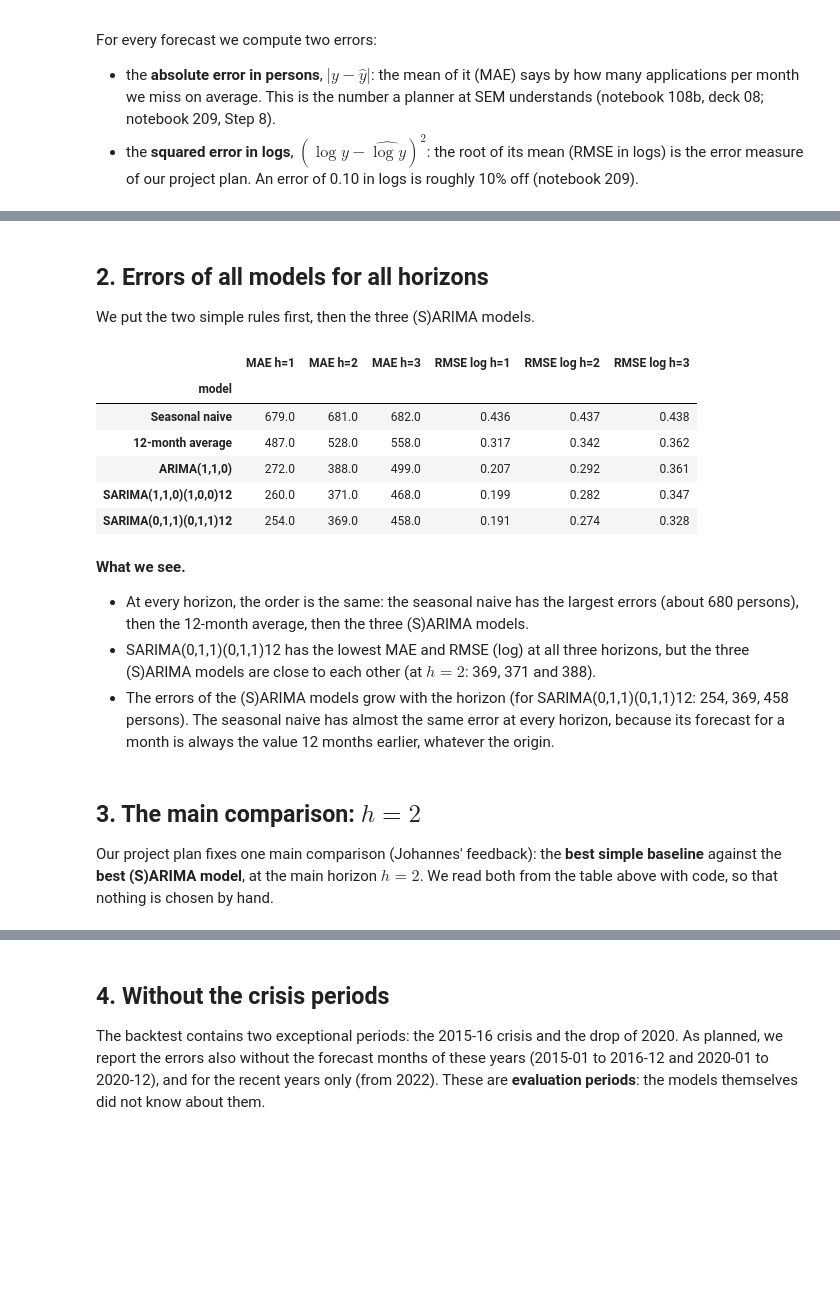
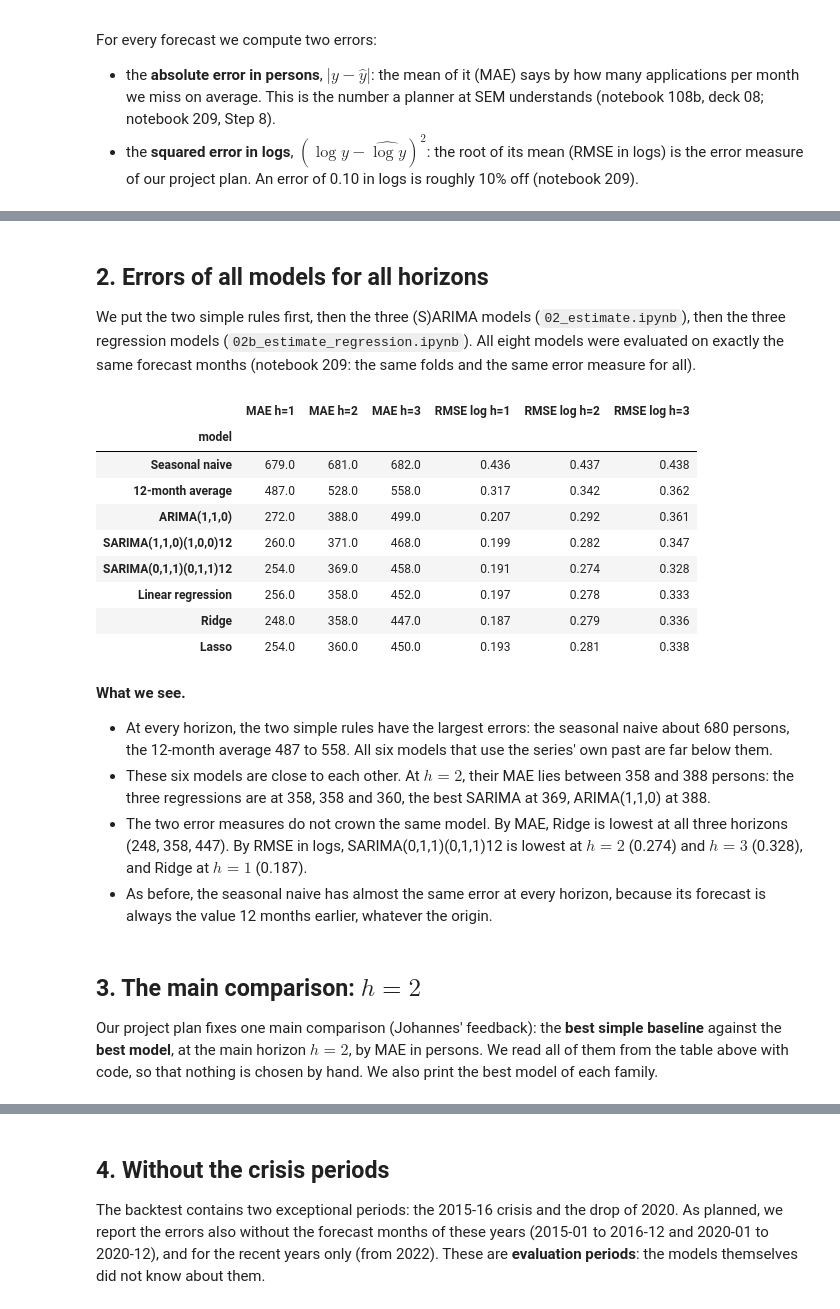
Before and after one commit to axe3010/dsf-asylum-forecast-II, a Jupyter notebook: code/03_evaluate.ipynb, the cells around one changed output, grey strips where cells are left out. Cells and saved outputs as stored; diff of their text form; code cells hidden in the pictures; blank space fills up the shorter version.

```diff
--- a/code/03_evaluate.ipynb
+++ b/code/03_evaluate.ipynb
@@ -21,7 +21,10 @@ For every forecast we compute two errors:
 - the **absolute error in persons**, $|y - \hat y|$: the mean of it (MAE) says by how many applications per month we miss on average. This is the number a planner at SEM understands (notebook 108b, deck 08; notebook 209, Step 8).
 - the **squared error in logs**, $(\log y - \widehat{\log y})^2$: the root of its mean (RMSE in logs) is the error measure of our project plan. An error of 0.10 in logs is roughly 10% off (notebook 209).
 # %%
-forecasts = pd.read_csv("../data/processed/backtest_forecasts.csv")
+# The forecasts of both estimation notebooks, stacked one below the other (pd.concat, notebook 04)
+forecasts_sarima = pd.read_csv("../data/processed/backtest_forecasts.csv")
+forecasts_regression = pd.read_csv("../data/processed/backtest_forecasts_regression.csv").drop(columns=["alpha"])
+forecasts = pd.concat([forecasts_sarima, forecasts_regression], ignore_index=True)
 forecasts["month"] = pd.to_datetime(forecasts["month"])
 forecasts["origin"] = pd.to_datetime(forecasts["origin"])
 
@@ -35,49 +38,59 @@ Forecasts: 2100 | models: 5 | forecast months from 2013-01-01 00:00:00 to 2024-0
 # %% [markdown]
 ## 2. Errors of all models for all horizons
 
-We put the two simple rules first, then the three (S)ARIMA models.
+We put the two simple rules first, then the three (S)ARIMA models (`02_estimate.ipynb`), then the three regression models (`02b_estimate_regression.ipynb`). All eight models were evaluated on exactly the same forecast months (notebook 209: the same folds and the same error measure for all).
 # %%
-model_order = ["Seasonal naive", "12-month average", "ARIMA(1,1,0)",
-               "SARIMA(1,1,0)(1,0,0)12", "SARIMA(0,1,1)(0,1,1)12"]
+model_order = ["Seasonal naive", "12-month average",
+               "ARIMA(1,1,0)", "SARIMA(1,1,0)(1,0,0)12", "SARIMA(0,1,1)(0,1,1)12",
+               "Linear regression", "Ridge", "Lasso"]
 baselines = ["Seasonal naive", "12-month average"]
+sarima_models = ["ARIMA(1,1,0)", "SARIMA(1,1,0)(1,0,0)12", "SARIMA(0,1,1)(0,1,1)12"]
+regression_models = ["Linear regression", "Ridge", "Lasso"]
+
+# One fixed colour per model, the same in every figure (plt.cm.tab10, notebook 211)
+colors = plt.cm.tab10(np.arange(len(model_order)))
 
 def error_table(data):
     # MAE in persons and RMSE in logs for every model and horizon
     grouped = data.groupby(["model", "h"])
     table = pd.DataFrame({
         "MAE (persons)": grouped["abs_error"].mean(),
         "RMSE (log)": np.sqrt(grouped["sq_error_log"].mean()),
         "forecasts": grouped["abs_error"].size(),
     }).reset_index()
     return table
 
 errors = error_table(forecasts)
 
 mae = errors.pivot(index="model", columns="h", values="MAE (persons)").loc[model_order].round(0)
 mae.columns = [f"MAE h={h}" for h in mae.columns]
 rmse = errors.pivot(index="model", columns="h", values="RMSE (log)").loc[model_order].round(3)
 rmse.columns = [f"RMSE log h={h}" for h in rmse.columns]
 
 overview = pd.concat([mae, rmse], axis=1)
 overview.to_csv("../output/tables/03_backtest_errors.csv")
 overview
 # %% [output]
 |  | MAE h=1 | MAE h=2 | MAE h=3 | RMSE log h=1 | RMSE log h=2 | RMSE log h=3 |
 | model |  |  |  |  |  |  |
 | Seasonal naive | 679.0 | 681.0 | 682.0 | 0.436 | 0.437 | 0.438 |
 | 12-month average | 487.0 | 528.0 | 558.0 | 0.317 | 0.342 | 0.362 |
 | ARIMA(1,1,0) | 272.0 | 388.0 | 499.0 | 0.207 | 0.292 | 0.361 |
 | SARIMA(1,1,0)(1,0,0)12 | 260.0 | 371.0 | 468.0 | 0.199 | 0.282 | 0.347 |
 | SARIMA(0,1,1)(0,1,1)12 | 254.0 | 369.0 | 458.0 | 0.191 | 0.274 | 0.328 |
+| Linear regression | 256.0 | 358.0 | 452.0 | 0.197 | 0.278 | 0.333 |
+| Ridge | 248.0 | 358.0 | 447.0 | 0.187 | 0.279 | 0.336 |
+| Lasso | 254.0 | 360.0 | 450.0 | 0.193 | 0.281 | 0.338 |
-# %% [markdown]
-**What we see.**
-- At every horizon, the order is the same: the seasonal naive has the largest errors (about 680 persons), then the 12-month average, then the three (S)ARIMA models.
-- SARIMA(0,1,1)(0,1,1)12 has the lowest MAE and RMSE (log) at all three horizons, but the three (S)ARIMA models are close to each other (at $h=2$: 369, 371 and 388).
-- The errors of the (S)ARIMA models grow with the horizon (for SARIMA(0,1,1)(0,1,1)12: 254, 369, 458 persons). The seasonal naive has almost the same error at every horizon, because its forecast for a month is always the value 12 months earlier, whatever the origin.
+# %% [markdown]
+**What we see.**
+- At every horizon, the two simple rules have the largest errors: the seasonal naive about 680 persons, the 12-month average 487 to 558. All six models that use the series' own past are far below them.
+- These six models are close to each other. At $h = 2$, their MAE lies between 358 and 388 persons: the three regressions are at 358, 358 and 360, the best SARIMA at 369, ARIMA(1,1,0) at 388.
+- The two error measures do not crown the same model. By MAE, Ridge is lowest at all three horizons (248, 358, 447). By RMSE in logs, SARIMA(0,1,1)(0,1,1)12 is lowest at $h = 2$ (0.274) and $h = 3$ (0.328), and Ridge at $h = 1$ (0.187).
+- As before, the seasonal naive has almost the same error at every horizon, because its forecast is always the value 12 months earlier, whatever the origin.
 # %% [markdown]
 ## 3. The main comparison: $h = 2$
 
-Our project plan fixes one main comparison (Johannes' feedback): the **best simple baseline** against the **best (S)ARIMA model**, at the main horizon $h = 2$. We read both from the table above with code, so that nothing is chosen by hand.
+Our project plan fixes one main comparison (Johannes' feedback): the **best simple baseline** against the **best model**, at the main horizon $h = 2$, by MAE in persons. We read all of them from the table above with code, so that nothing is chosen by hand. We also print the best model of each family.
 # %%
 h2 = errors[errors["h"] == 2].set_index("model")
 
```
Also changed, not shown: parts of 16 cells of this notebook, 11 other files.
